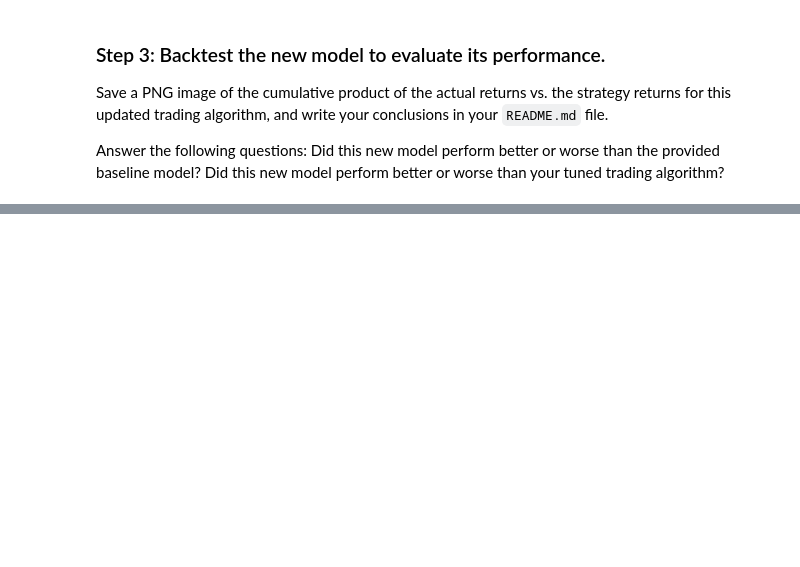
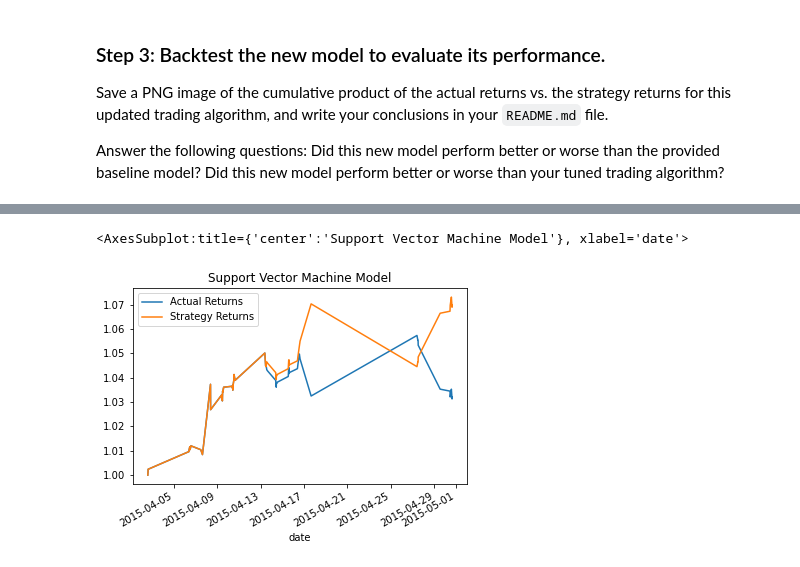
Before and after one commit to codetree4u/ML_Trading_Bot, a Jupyter notebook: machine_learning_trading_bot.ipynb, the cells around one changed output, grey strips where cells are left out. Saved outputs shown, nothing was run; the diff lists cells and outputs as text; code cells hidden in the pictures; blank space fills up the shorter version.

```diff
--- a/machine_learning_trading_bot.ipynb
+++ b/machine_learning_trading_bot.ipynb
@@ -518,0 +520,5 @@ display(pred_df.tail())
+# %%
+(1 + predictions_df[['Actual Returns', 'Strategy Returns']]).cumprod().plot(title = "Support Vector Machine Model")
+# %% [output]
+<AxesSubplot:title={'center':'Support Vector Machine Model'}, xlabel='date'>
+[figure, added]
```
Also changed, not shown: parts of 12 cells of this notebook, 15 other files.
